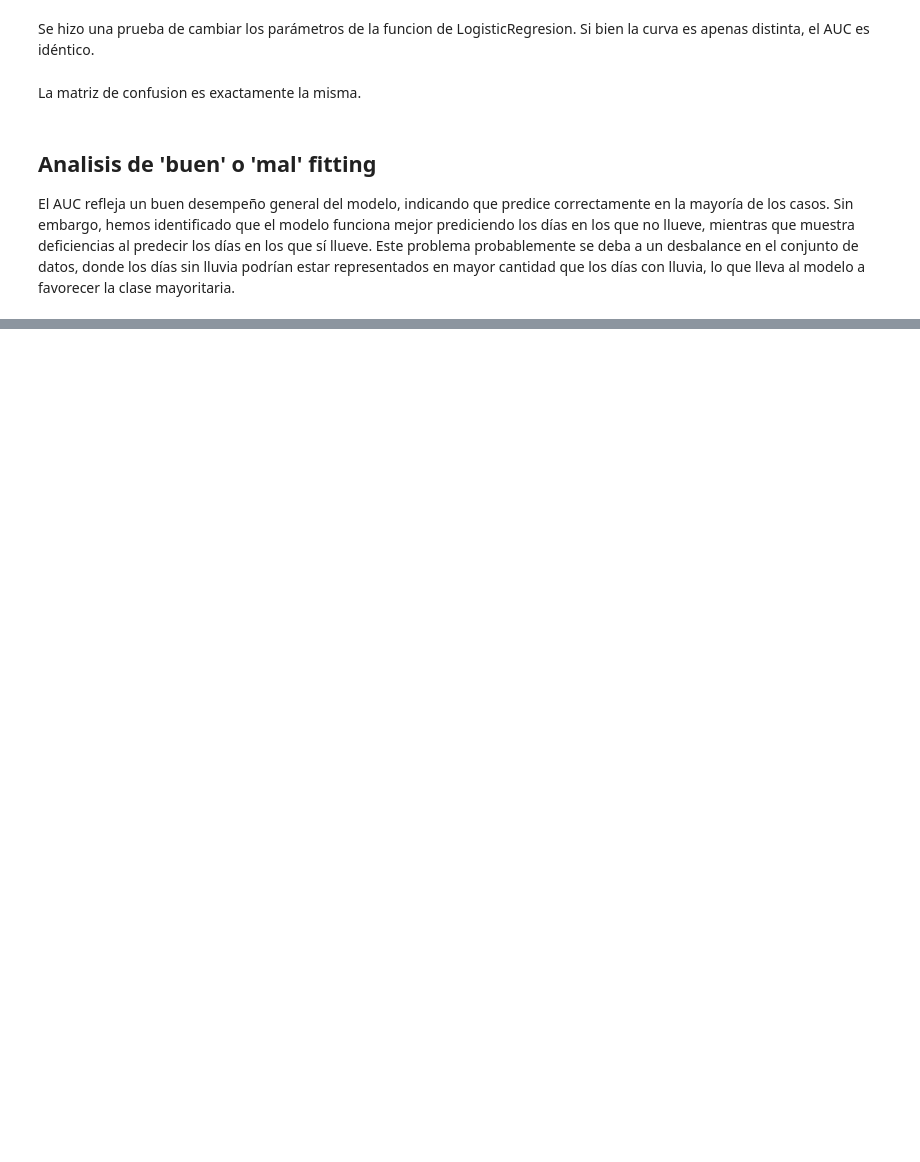
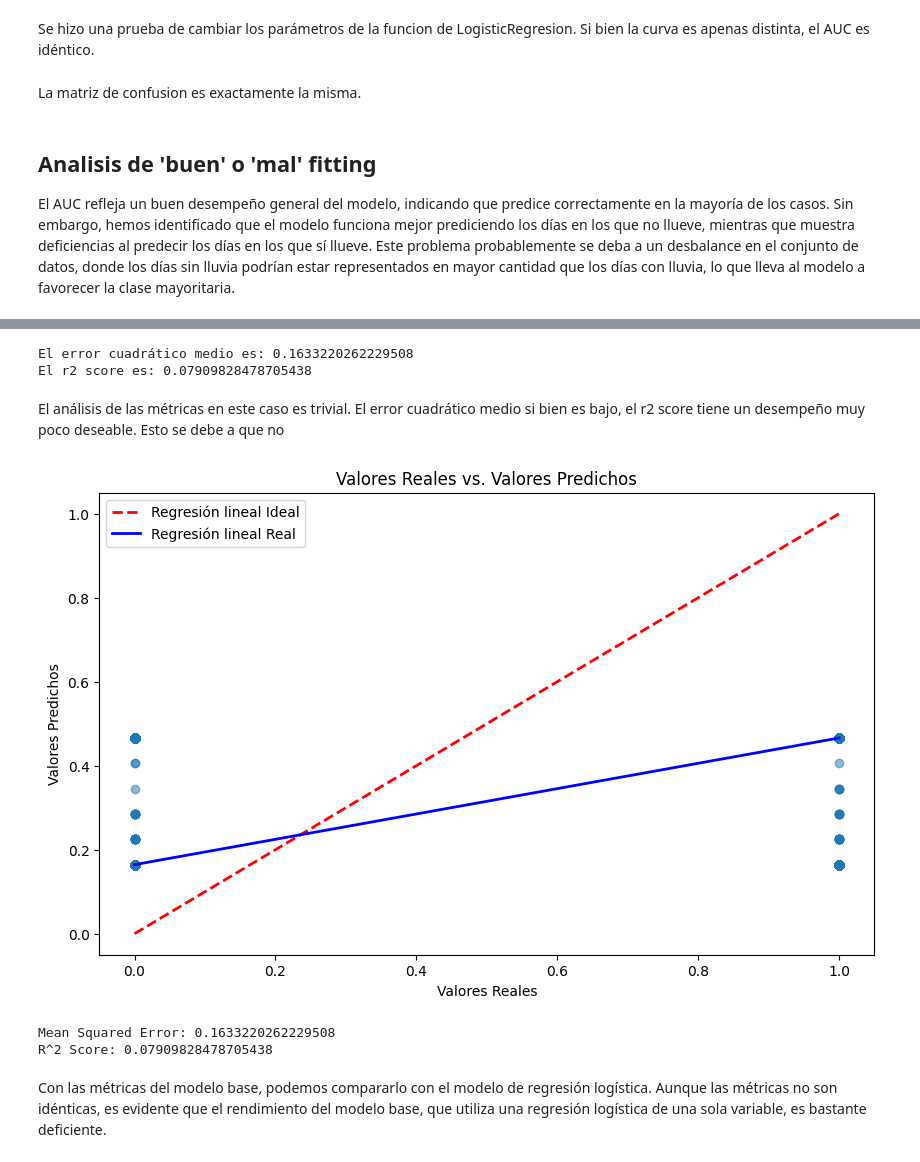
Before and after one commit to bpace1/AA1-TUIA-Crenna-Pace-SanchoAlmenar, a Jupyter notebook: TP-clasificacion-AA1.ipynb, the cells around one changed output, grey strips where cells are left out. Saved outputs shown, nothing was run; the diff lists cells and outputs as text; code cells hidden in the pictures; blank space fills up the shorter version.

```diff
--- a/TP-clasificacion-AA1.ipynb
+++ b/TP-clasificacion-AA1.ipynb
@@ -610,0 +669,39 @@ El AUC refleja un buen desempeño general del modelo, indicando que predice corr
+# %%
+lr_model = LinearRegression()
+lr_model.fit(X_train[['RainToday']], y_train)
+
+lr_y_pred = lr_model.predict(X_test[['RainToday']])
+
+
+# Evaluar el modelo.
+linear_mse: np.float64 = mean_squared_error(y_test, lr_y_pred)
+linear_r2: np.float64 = r2_score(y_test, lr_y_pred)
+
+print(f'El error cuadrático medio es: {linear_mse}')
+print(f'El r2 score es: {linear_r2}')
+# %% [output]
+El error cuadrático medio es: 0.1633220262229508
+El r2 score es: 0.07909828478705438
+# %% [markdown]
+El análisis de las métricas en este caso es trivial. El error cuadrático medio si bien es bajo, el r2 score tiene un desempeño muy poco deseable. Esto se debe a que no
+# %%
+# Grafica de la regresión
+
+plt.figure(figsize=(10, 6))
+plt.scatter(y_test, lr_y_pred, alpha=0.5)
+plt.plot([y_test.min(), y_test.max()], [y_test.min(), y_test.max()], 'r--', lw=2, label = 'Regresión lineal Ideal')
+plt.plot([y_test.min(), y_test.max()], [lr_y_pred.min(), lr_y_pred.max()], 'b', lw=2, label = 'Regresión lineal Real')
+plt.xlabel('Valores Reales')
+plt.ylabel('Valores Predichos')
+plt.legend()
+plt.title('Valores Reales vs. Valores Predichos')
+plt.show()
+
+print(f'Mean Squared Error: {linear_mse}')
+print(f'R^2 Score: {linear_r2}')
+# %% [output]
+[figure, added]
+Mean Squared Error: 0.1633220262229508
+R^2 Score: 0.07909828478705438
+# %% [markdown]
+Con las métricas del modelo base, podemos compararlo con el modelo de regresión logística. Aunque las métricas no son idénticas, es evidente que el rendimiento del modelo base, que utiliza una regresión logística de una sola variable, es bastante deficiente.
```
Also changed, not shown: parts of 21 cells of this notebook.
